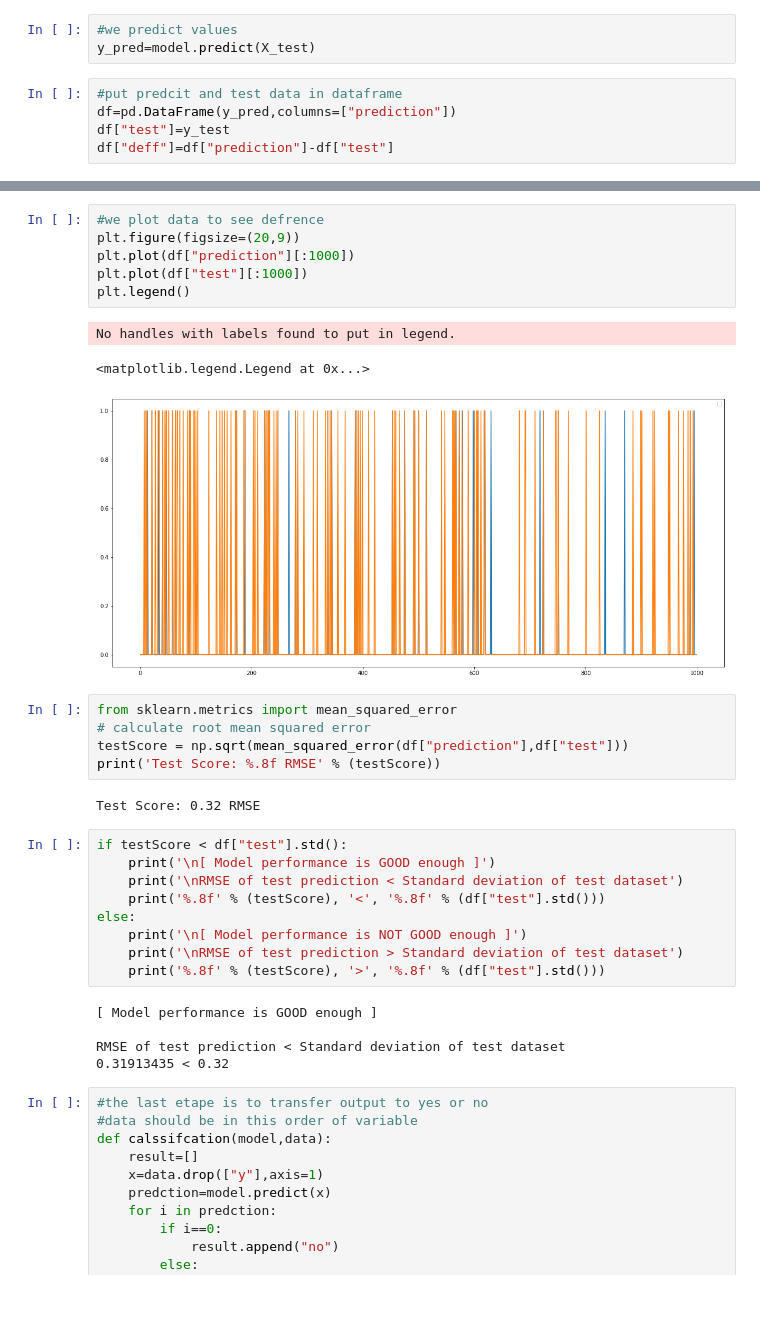
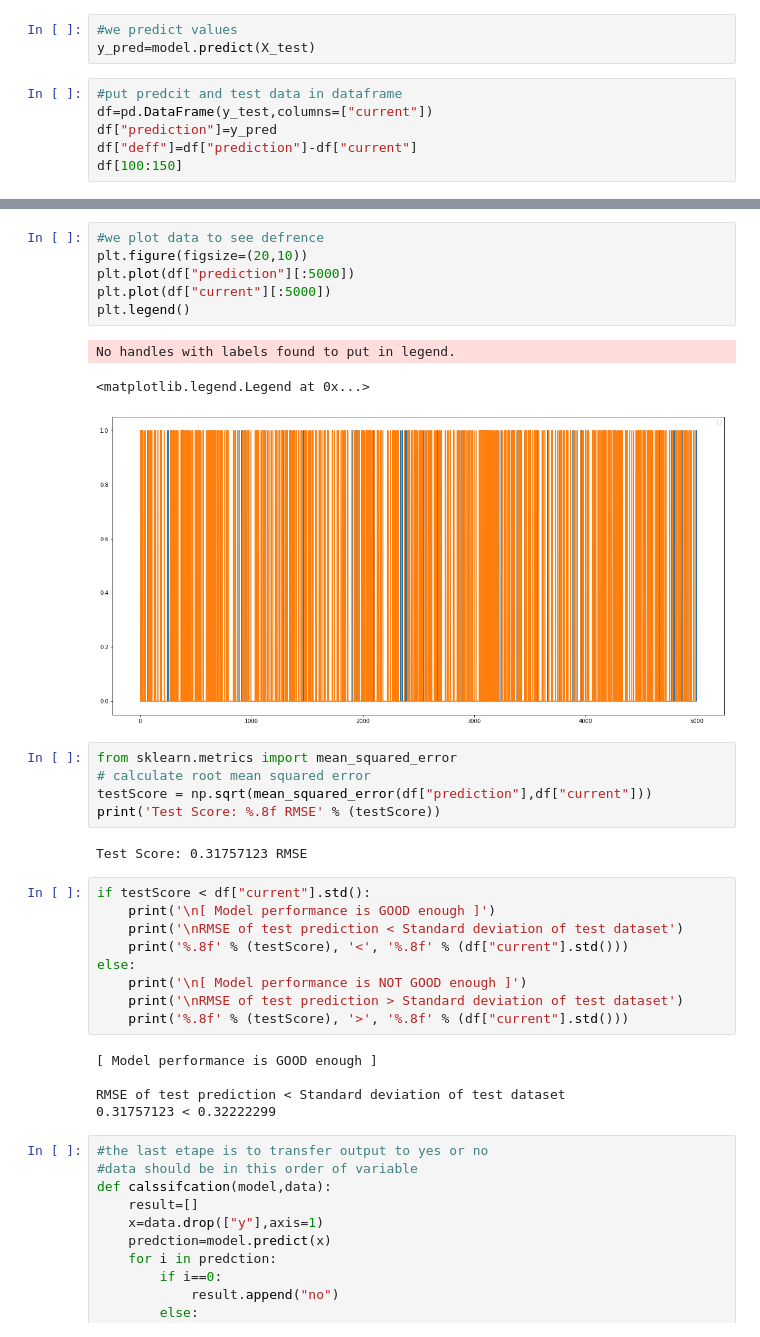
Before and after one commit to khalil-boulbir/Classification-with-KNeighbors, a Jupyter notebook: bank.ipynb, the cells around one changed output, grey strips where cells are left out. Cells and saved outputs as stored; diff of their text form; blank space fills up the shorter version.

```diff
--- a/bank.ipynb
+++ b/bank.ipynb
@@ -97,6 +97,7 @@ model.score(X_train,y_train)
 y_pred=model.predict(X_test)
 # %%
 #put predcit and test data in dataframe
-df=pd.DataFrame(y_pred,columns=["prediction"])
-df["test"]=y_test
-df["deff"]=df["prediction"]-df["test"]
+df=pd.DataFrame(y_test,columns=["current"])
+df["prediction"]=y_pred
+df["deff"]=df["prediction"]-df["current"]
+df[100:150]
@@ -103,34 +122,34 @@ df["deff"]=df["prediction"]-df["test"]
 # %%
 #we plot data to see defrence
-plt.figure(figsize=(20,9))
-plt.plot(df["prediction"][:1000])
-plt.plot(df["test"][:1000])
+plt.figure(figsize=(20,10))
+plt.plot(df["prediction"][:5000])
+plt.plot(df["current"][:5000])
 plt.legend()
 # %% [output]
 No handles with labels found to put in legend.
 <matplotlib.legend.Legend at 0x...>
-[figure, old version]
+[figure, new version]
 # %%
 from sklearn.metrics import mean_squared_error
 # calculate root mean squared error
-testScore = np.sqrt(mean_squared_error(df["prediction"],df["test"]))
+testScore = np.sqrt(mean_squared_error(df["prediction"],df["current"]))
 print('Test Score: %.8f RMSE' % (testScore))
 # %% [output]
-Test Score: 0.32 RMSE
+Test Score: 0.31757123 RMSE
 # %%
-if testScore < df["test"].std():
+if testScore < df["current"].std():
     print('\n[ Model performance is GOOD enough ]')
     print('\nRMSE of test prediction < Standard deviation of test dataset')
-    print('%.8f' % (testScore), '<', '%.8f' % (df["test"].std()))
+    print('%.8f' % (testScore), '<', '%.8f' % (df["current"].std()))
 else:
     print('\n[ Model performance is NOT GOOD enough ]')
     print('\nRMSE of test prediction > Standard deviation of test dataset')
-    print('%.8f' % (testScore), '>', '%.8f' % (df["test"].std()))
+    print('%.8f' % (testScore), '>', '%.8f' % (df["current"].std()))
 # %% [output]
 [ Model performance is GOOD enough ]
 
 RMSE of test prediction < Standard deviation of test dataset
-0.31913435 < 0.32
+0.31757123 < 0.32222299
 # %%
 #the last etape is to transfer output to yes or no
 #data should be in this order of variable
```
Also changed, not shown: parts of 4 cells of this notebook.
